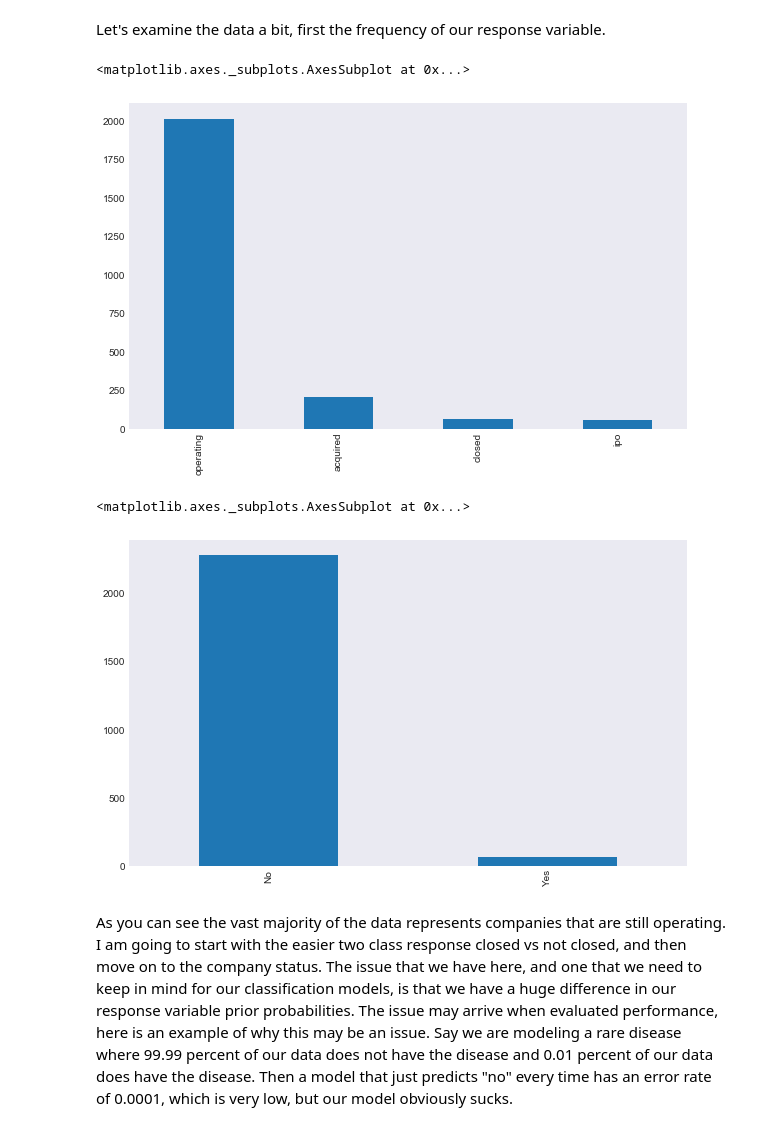
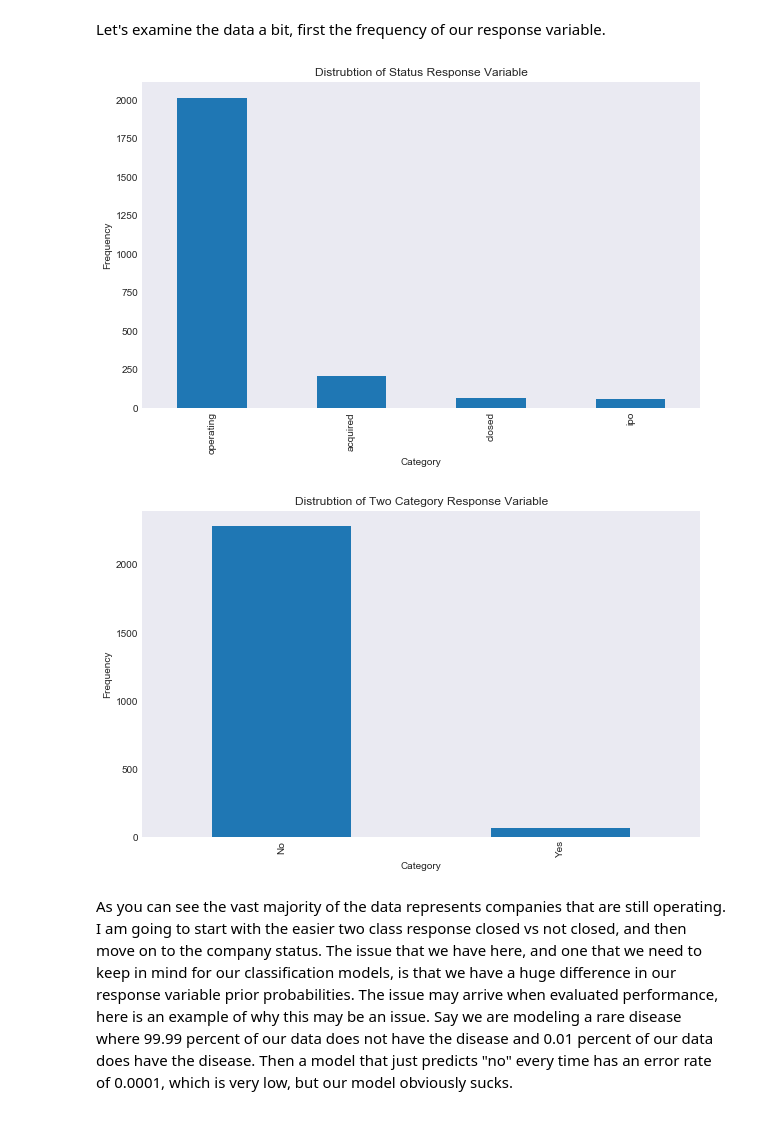
Before and after one commit to berkeley-stat159-f17/project-3-p2-mo-ma-ne, a Jupyter notebook: classification.ipynb, the cells around one changed output. Cells and saved outputs as stored; diff of their text form; code cells hidden in the pictures.

```diff
--- a/classification.ipynb
+++ b/classification.ipynb
@@ -28,15 +28,21 @@ Let's examine the data a bit, first the frequency of our response variable.
 # %%
 #frequencies of status variables
 data['status'].value_counts().plot(kind = 'bar')
+plt.title('Distrubtion of Status Response Variable')
+plt.xlabel('Category')
+plt.ylabel('Frequency')
+plt.savefig("results/classification_status_variable_dist.png")
 # %% [output]
-<matplotlib.axes._subplots.AxesSubplot at 0x...>
-[figure, old version]
+[figure, new version]
 # %%
 #frequncies of closed varible
 data['closed'].value_counts().plot(kind = 'bar')
+plt.title('Distrubtion of Two Category Response Variable')
+plt.xlabel('Category')
+plt.ylabel('Frequency')
+plt.savefig("results/classification_closed_variable_dist.png")
 # %% [output]
-<matplotlib.axes._subplots.AxesSubplot at 0x...>
-[figure, old version]
+[figure, new version]
 # %% [markdown]
 As you can see the vast majority of the data represents companies that are still operating. I am going to start with the easier two class response closed vs not closed, and then move on to the company status. The issue that we have here, and one that we need to keep in mind for our classification models, is that we have a huge difference in our response variable prior probabilities. The issue may arrive when evaluated performance, here is an example of why this may be an issue. Say we are modeling a rare disease where 99.99 percent of our data does not have the disease and 0.01 percent of our data does have the disease. Then a model that just predicts "no" every time has an error rate of 0.0001, which is very low, but our model obviously sucks.
 # %% [markdown]
```
Also changed, not shown: parts of 51 cells of this notebook, 9 other files.
